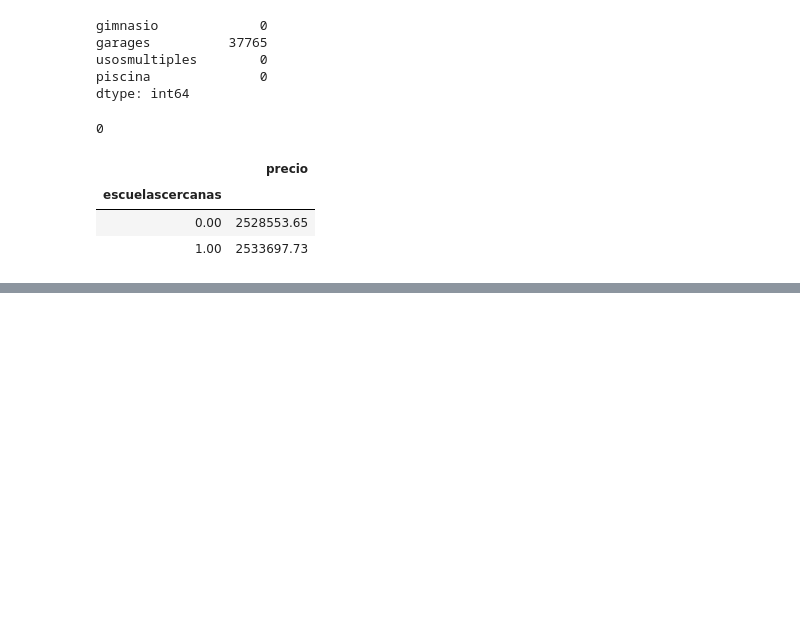
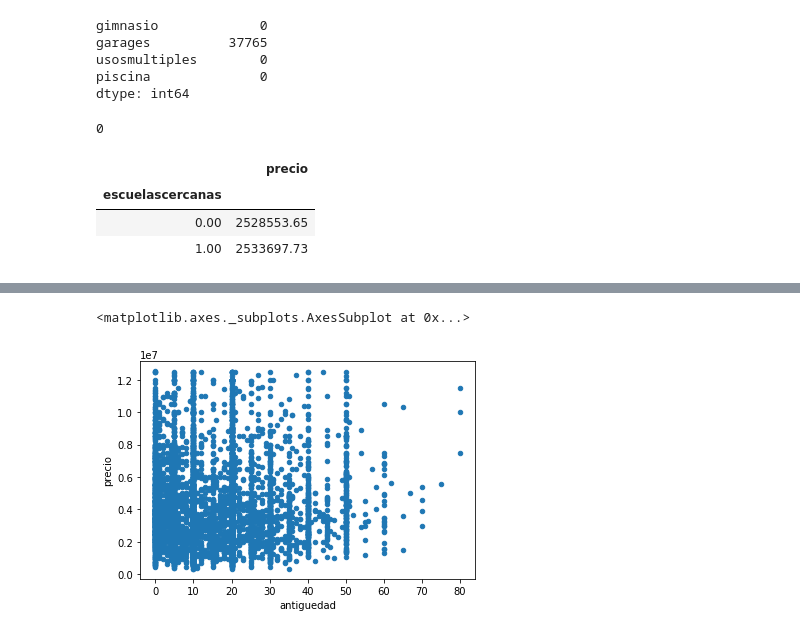
Before and after one commit to JuanCruzCastroLopez/tp1-zonajobs-analysis, a Jupyter notebook: ggp_notebook.ipynb, the cells around one changed output, grey strips where cells are left out. Saved outputs shown, nothing was run; the diff lists cells and outputs as text; code cells hidden in the pictures; blank space fills up the shorter version.

```diff
--- a/ggp_notebook.ipynb
+++ b/ggp_notebook.ipynb
@@ -44,0 +157,15 @@ df.groupby('escuelascercanas').agg({'precio':'mean'})
+# %%
+df.groupby('provincia').size().sort_values(ascending=False)
+df2 = df[df['provincia']=='Distrito Federal']
+df2 = df2[df['tipodepropiedad']=='Casa']
+df2 = df2[df['habitaciones']==3]
+#df2 = df2[df['']]
+#df2 = df2[['precio','antiguedad']]
+
+#Filtro los grupos para que solo me quede con aquellos que sean con mas de 10 casas para poder analizar de mejor forma.
+#df_final = df2.groupby('antiguedad').filter(lambda x: len(x)>10).groupby('antiguedad').agg({'precio':'median'})
+#df_final.plot()
+df2.plot(kind='scatter', x='antiguedad', y='precio')
+# %% [output]
+<matplotlib.axes._subplots.AxesSubplot at 0x...>
+[figure, added]
```
Also changed, not shown: parts of 12 cells of this notebook.
